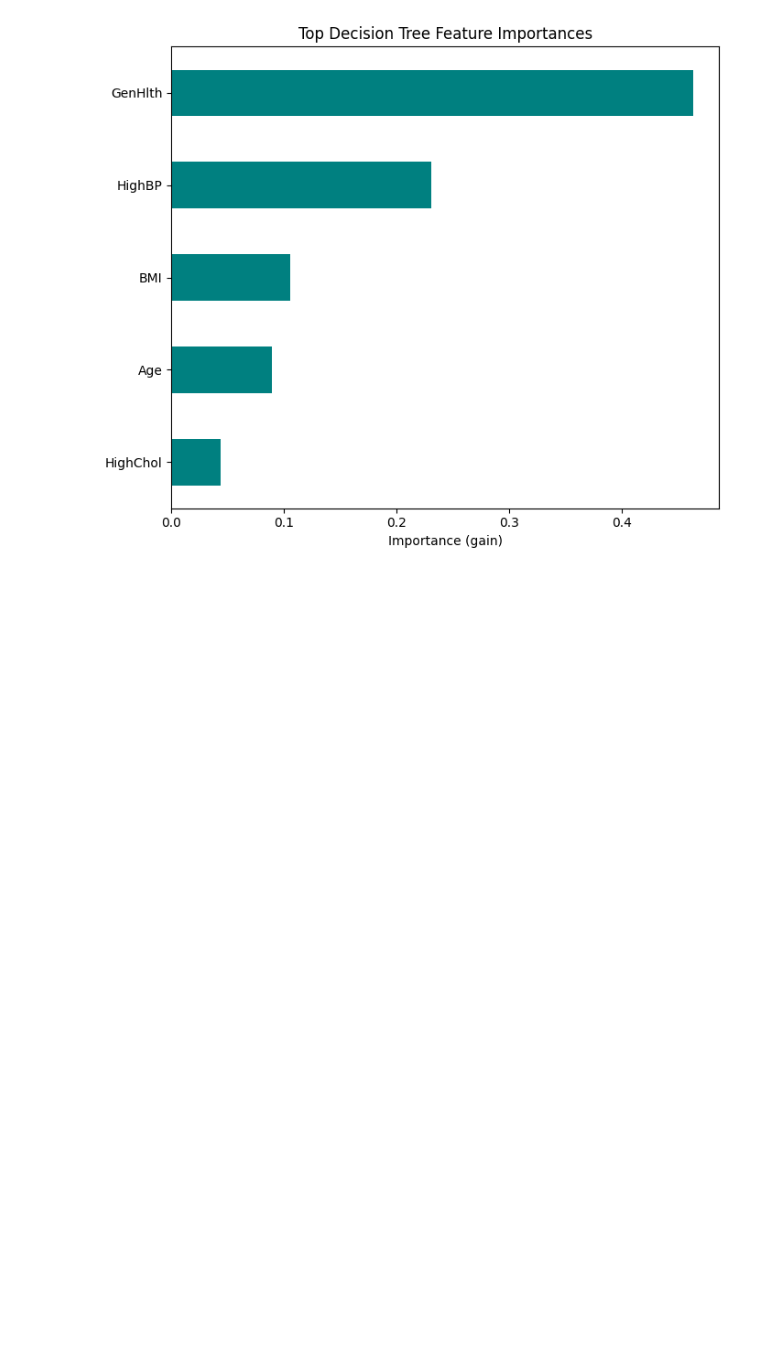
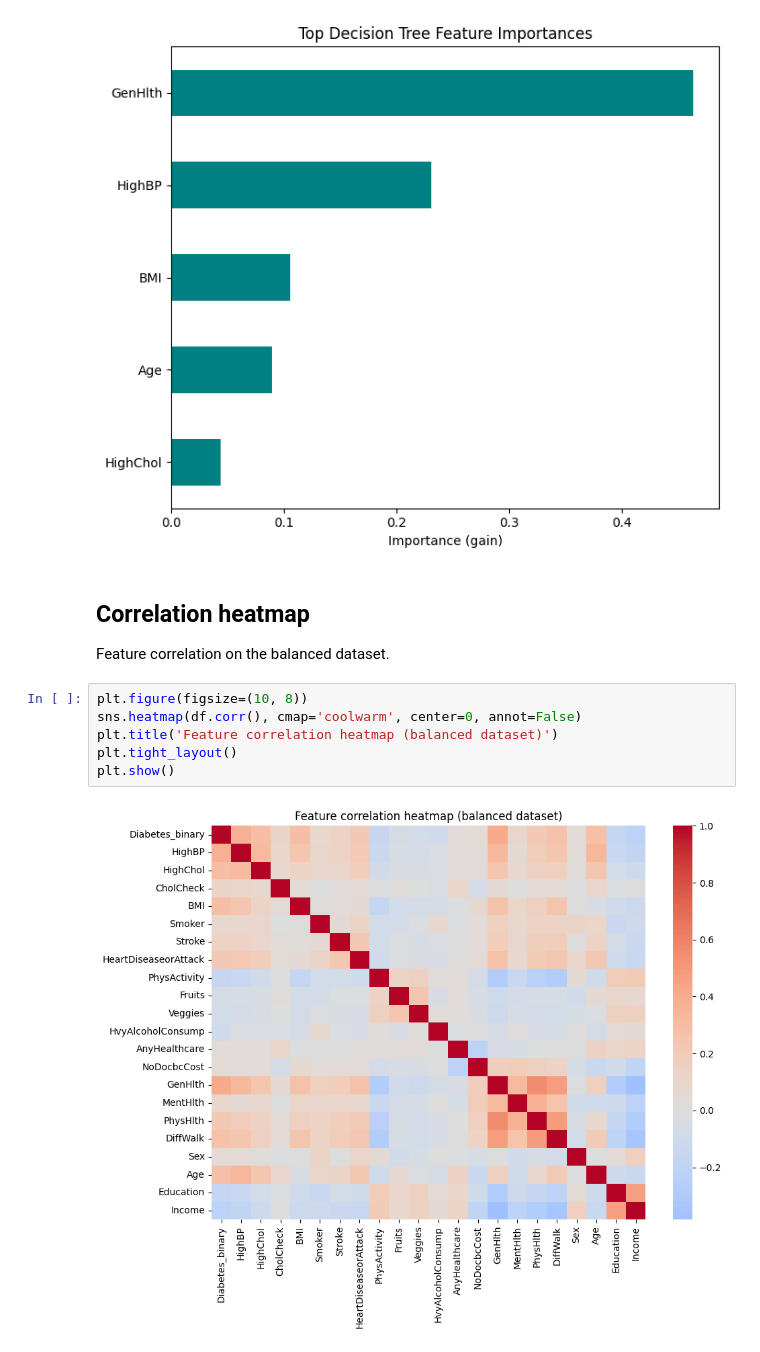
Before and after one commit to shon-haskaj/Predicting-Diabetes-Machine-Learning, a Jupyter notebook: diabetes_decision_tree.ipynb, the cells around one changed output. Saved outputs shown, nothing was run; the diff lists cells and outputs as text; blank space fills up the shorter version.

```diff
--- a/diabetes_decision_tree.ipynb
+++ b/diabetes_decision_tree.ipynb
@@ -197,3 +197,14 @@ plt.tight_layout()
 plt.show()
 # %% [output]
 [figure]
+# %% [markdown]
+## Correlation heatmap
+Feature correlation on the balanced dataset.
+# %%
+plt.figure(figsize=(10, 8))
+sns.heatmap(df.corr(), cmap='coolwarm', center=0, annot=False)
+plt.title('Feature correlation heatmap (balanced dataset)')
+plt.tight_layout()
+plt.show()
+# %% [output]
+[figure, added]
```
Also changed, not shown: parts of 2 cells of this notebook, 24 other files.
